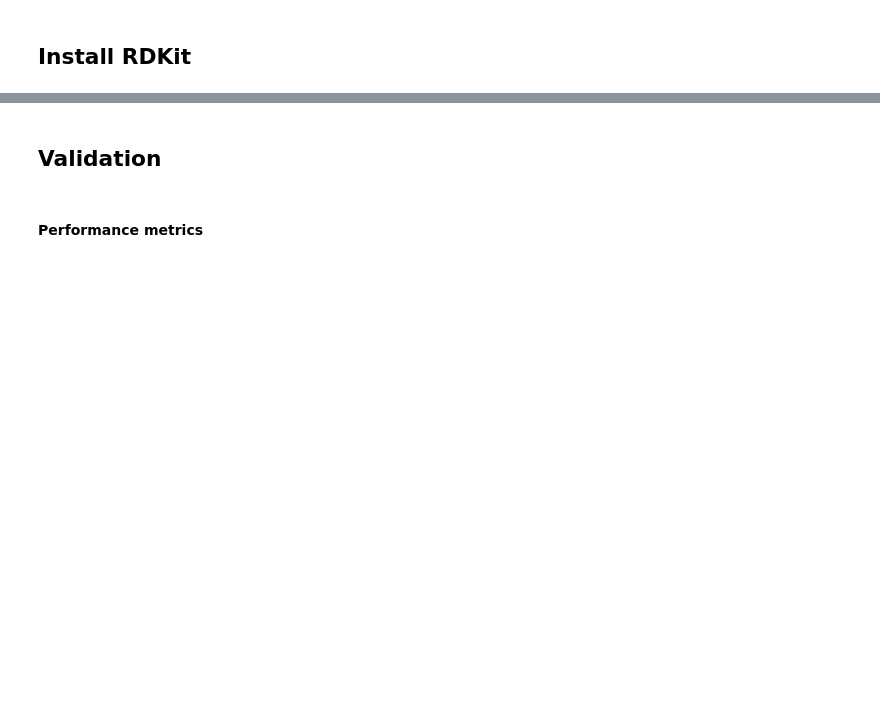
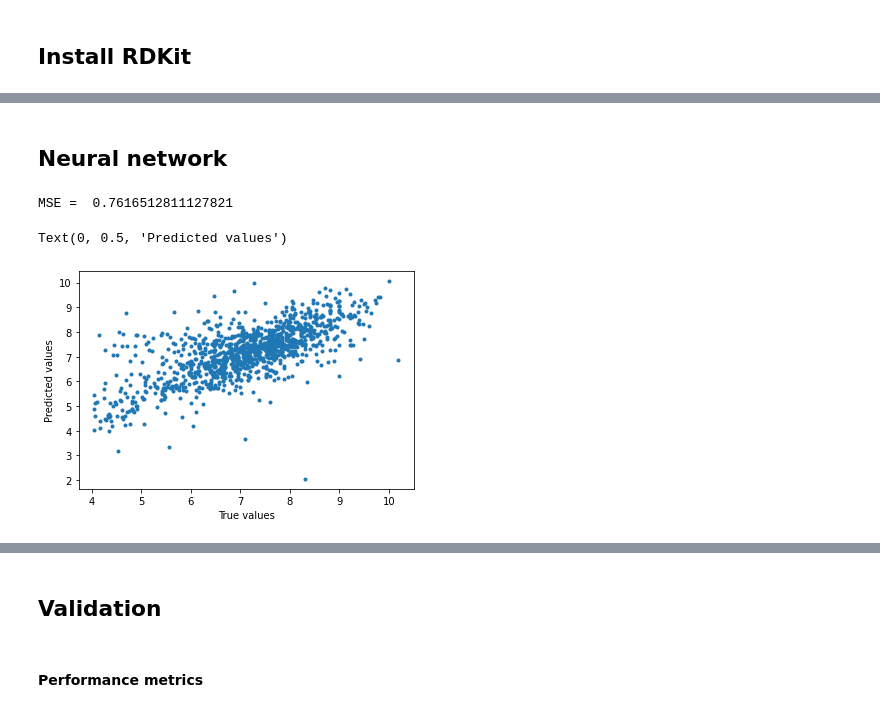
Before and after one commit to UAMCAntwerpen/2040FBDBIC, a Jupyter notebook: 07_QSAR_models.ipynb, the cells around one changed output, grey strips where cells are left out. Drawn from its saved outputs; the diff is of its cells as text; code cells hidden in the pictures; blank space fills up the shorter version.

```diff
--- a/07_QSAR_models.ipynb
+++ b/07_QSAR_models.ipynb
@@ -89,0 +178,7 @@ from rdkit.Chem.Draw import IPythonConsole
+# %%
+# Repeat the test/train splitting a number of times in order to get statistics
+for i in range(10):
+  pic50_train, pic50_test, fps_train, fps_test = train_test_split(pic50, fps, test_size=0.3)
+  model.fit(fps_train, pic50_train)
+  pic50_pred = model.predict(fps_test)
+  print("MSE = ", mean_squared_error(pic50_test, pic50_pred))
@@ -89,0 +196,16 @@ from rdkit.Chem.Draw import IPythonConsole
+# %% [markdown]
+## Neural network
+# %%
+# Neural network regressor
+from sklearn.neural_network import MLPRegressor
+model = MLPRegressor(random_state=1, max_iter=500)
+model.fit(fps_train, pic50_train)
+pic50_pred = model.predict(fps_test)
+print("MSE = ", mean_squared_error(pic50_test, pic50_pred))
+plt.plot(pic50_test, pic50_pred, '.')
+plt.xlabel("True values")
+plt.ylabel("Predicted values")
+# %% [output]
+MSE =  0.7616512811127821
+Text(0, 0.5, 'Predicted values')
+[figure, added]
```
Also changed, not shown: parts of 30 cells of this notebook.
